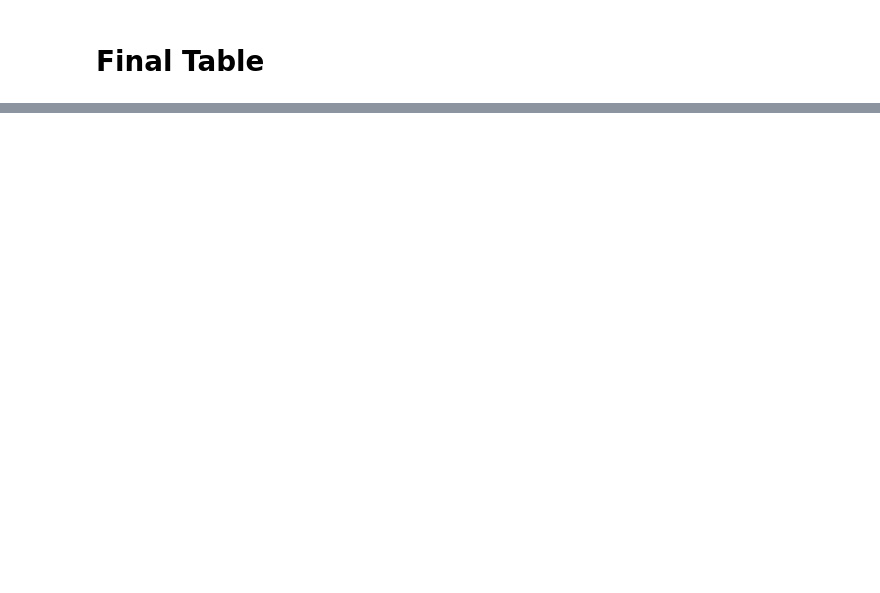
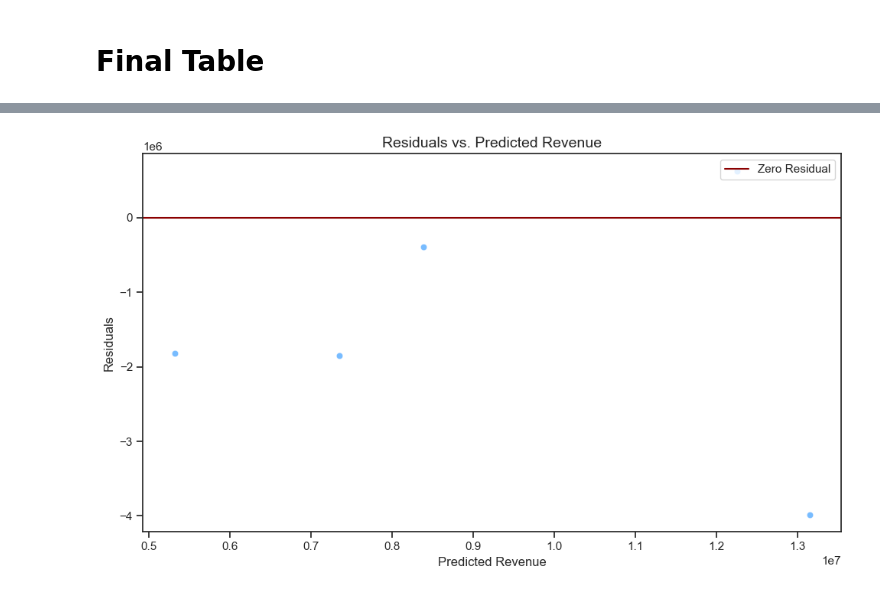
Before and after one commit to onur-okcu/Marketing-Mix-Modeling-Tool, a Jupyter notebook: Joined_MMM_Data.ipynb, the cells around one changed output, grey strips where cells are left out. Cells and saved outputs as stored; diff of their text form; code cells hidden in the pictures; blank space fills up the shorter version.

```diff
--- a/Joined_MMM_Data.ipynb
+++ b/Joined_MMM_Data.ipynb
@@ -338,0 +443,19 @@ mmm
+# %%
+# Calculate residuals
+residuals = y_test - y_pred
+
+# Set Seaborn style
+sns.set(style="ticks", context="notebook")
+
+# Residual Plot
+plt.figure(figsize=(10, 6))
+sns.scatterplot(x=y_pred, y=residuals, color="dodgerblue", alpha=0.6)
+plt.axhline(0, color='darkred', linestyle='-', linewidth=1.5, label="Zero Residual")
+plt.title("Residuals vs. Predicted Revenue", fontsize=14)
+plt.xlabel("Predicted Revenue", fontsize=12)
+plt.ylabel("Residuals", fontsize=12)
+plt.legend(loc="upper right")
+plt.tight_layout()
+plt.show()
+# %% [output]
+[figure, added]
```
Also changed, not shown: parts of 17 cells of this notebook.
